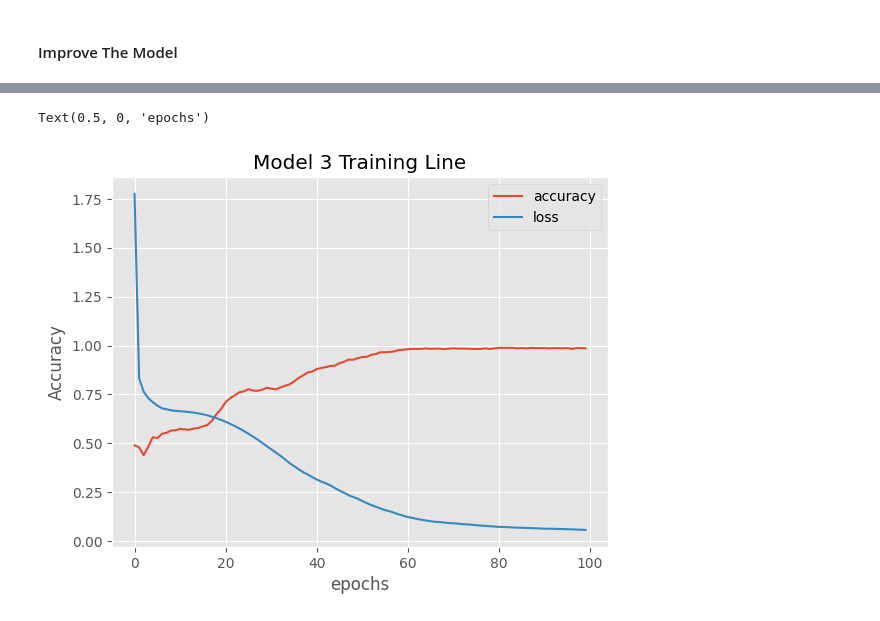
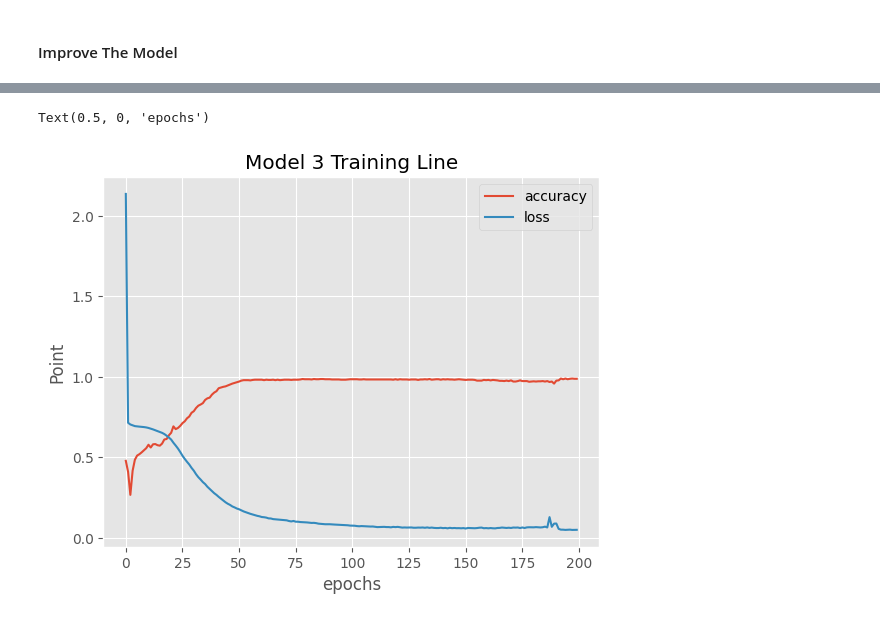
Before and after one commit to DiandraRifqiM/A-Journey-with-TensorFlow, a Jupyter notebook: Course 6/NNClassification.ipynb, the cells around one changed output, grey strips where cells are left out. Cells and saved outputs as stored; diff of their text form; code cells hidden in the pictures.

```diff
--- a/Course 6/NNClassification.ipynb
+++ b/Course 6/NNClassification.ipynb
@@ -208,12 +208,12 @@ model_3 = tf.keras.Sequential([
 
 
 # Compile Model 3
-model_3.compile(optimizer = tf.keras.optimizers.Adam(learning_rate=0.01),
+model_3.compile(optimizer = tf.keras.optimizers.Adam(learning_rate=0.03),
                 loss = tf.keras.losses.BinaryCrossentropy(),
                 metrics=["accuracy"])
 
 
 # Training Model 3
 
-history3 = model_3.fit(X_train, y_train, epochs=100, verbose=2)
+history3 = model_3.fit(X_train, y_train, epochs=200, verbose=2)
 # %% [output]
@@ -237,9 +237,9 @@ Epoch 100/100
 # %%
 # Model 3 Training Visualize
 pd.DataFrame(history3.history).plot()
 plt.title("Model 3 Training Line")
-plt.ylabel("Accuracy")
+plt.ylabel("Point")
 plt.xlabel("epochs")
 # %% [output]
 Text(0.5, 0, 'epochs')
-[figure, old version]
+[figure, new version]
```
Also changed, not shown: parts of 4 cells of this notebook.
